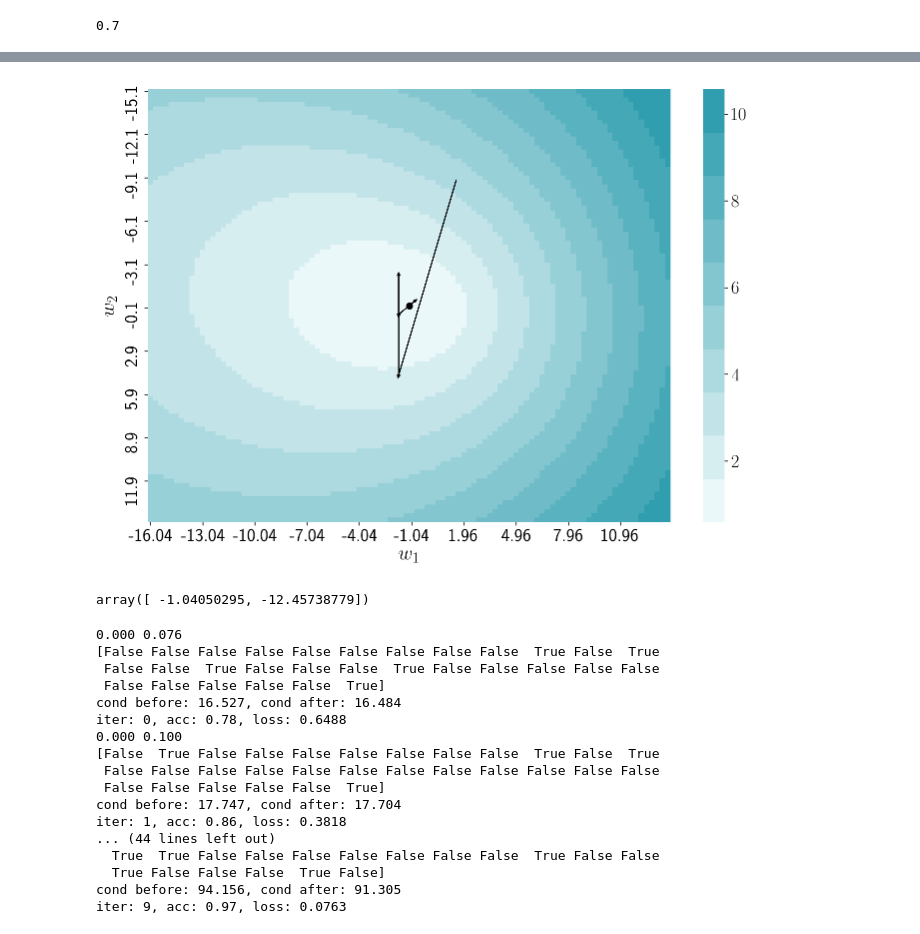
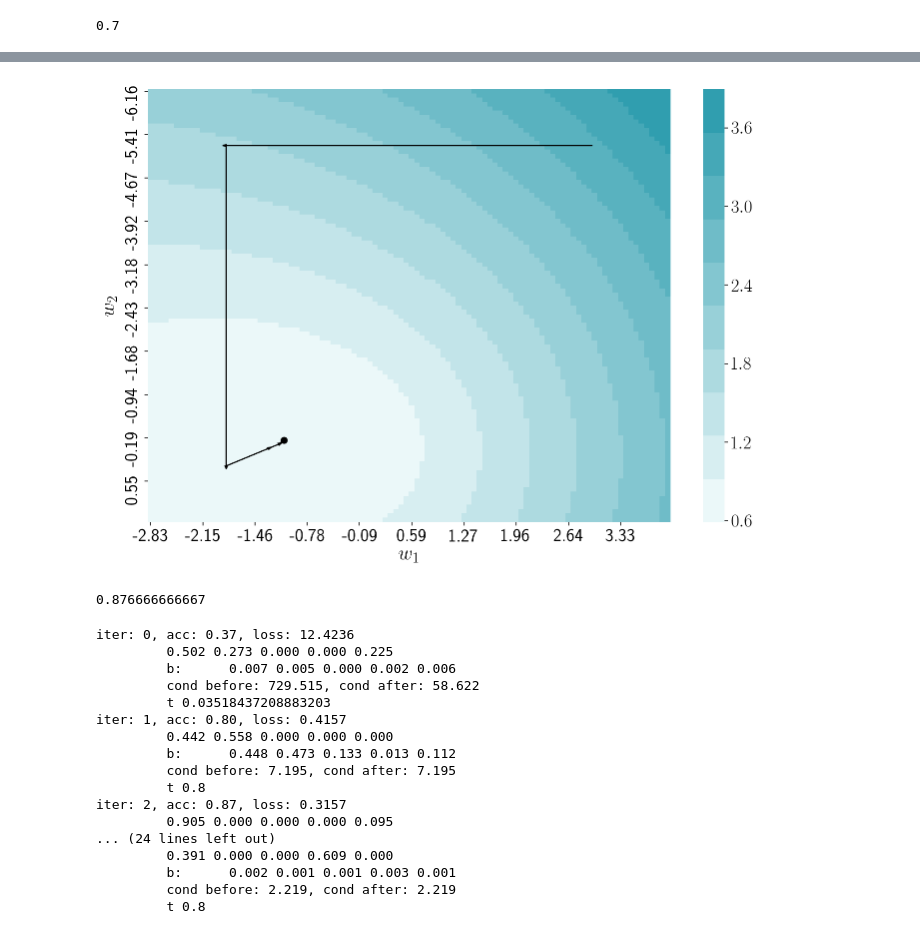
Before and after one commit to Intelligent-Systems-Phystech/2018-Isachenko-QPFSNewton, a Jupyter notebook: code/NNQPFS_v1.ipynb, the cells around one changed output, grey strips where cells are left out. Drawn from its saved outputs; the diff is of its cells as text; code cells hidden in the pictures.

```diff
--- a/code/NNQPFS_v1.ipynb
+++ b/code/NNQPFS_v1.ipynb
@@ -75,7 +75,7 @@ plt.show()
 # %%
 fs_corr.get_Qb(X, y)
 z_scores = []
-alphas = np.linspace(0, 100, 51)
+alphas = np.linspace(0, 1, 51)
 
 for alpha in alphas:
     fs_corr.alpha = alpha
@@ -93,7 +93,7 @@ plt.ylabel(r'$\alpha$')
 
 fs_info.get_Qb(X, y)
 z_scores = []
-alphas = np.linspace(0, 200, 51)
+alphas = np.linspace(0, 1, 51)
 
 for alpha in alphas:
     fs_info.alpha = alpha
@@ -225,13 +225,13 @@ print(J1.shape, J2.shape)
 (506, 104) (506, 8)
 # %%
 J1fs_corr = QPFS(sim='corr')
-J1fs_info = QPFS(sim='symuncert')
+J1fs_info = QPFS(sim='info')
 
 J1fs_corr.get_Qb(J1, y - f)
 J1fs_info.get_Qb(J1, y - f)
 
 J2fs_corr = QPFS(sim='corr')
-J2fs_info = QPFS(sim='symuncert')
+J2fs_info = QPFS(sim='info')
 
 J2fs_corr.get_Qb(J2, y - f)
 J2fs_info.get_Qb(J2, y - f)
@@ -242,7 +242,7 @@ ax1 = plt.subplot2grid((1, 5), (0, 0), colspan=4)
 ax2 = plt.subplot2grid((1, 5), (0, 4))
 
 z_scores = []
-alphas = np.linspace(0, 100, 51)
+alphas = np.linspace(0, 1, 51)
 
 for alpha in alphas:
     J1fs_corr.alpha = alpha
@@ -257,7 +257,7 @@ ax1.set_xlabel('features')
 ax1.set_ylabel(r'$\alpha$')
 
 z_scores = []
-alphas = np.linspace(0, 200, 51)
+alphas = np.linspace(0, 1, 51)
 
 for alpha in alphas:
     J2fs_corr.alpha = alpha
@@ -284,7 +284,7 @@ ax1 = plt.subplot2grid((1, 5), (0, 0), colspan=4)
 ax2 = plt.subplot2grid((1, 5), (0, 4))
 
 z_scores = []
-alphas = np.linspace(0, 3000, 51)
+alphas = np.linspace(0, 1, 51)
 
 for alpha in alphas:
     J1fs_info.alpha = alpha
@@ -299,7 +299,7 @@ ax1.set_xlabel('features')
 ax1.set_ylabel(r'$\alpha$')
 
 z_scores = []
-alphas = np.linspace(0, 200, 51)
+alphas = np.linspace(0, 1, 51)
 
 for alpha in alphas:
     J2fs_info.alpha = alpha
@@ -809,40 +823,39 @@ array([[ 0.00019578],
 # %%
-dw1, dw2 = 15., 15.
+w1_min, w1_max = np.min([w[0] for w in irls._w_history]), np.max([w[0] for w in irls._w_history])
+w2_min, w2_max = np.min([w[1] for w in irls._w_history]), np.max([w[1] for w in irls._w_history])
+
+dw1_x, dw1_y = min(W_true[0], w1_min) - 1, max(W_true[0], w1_max) + 1
+dw2_x, dw2_y = min(W_true[1], w2_min) - 1, max(W_true[1], w2_max) + 1
 k_grid = 100
 
 Z_grid = np.zeros((k_grid, k_grid))
-X_grid = [W_true[0] - dw1 + 2 * i * dw1 / k_grid for i in range(k_grid)]
-Y_grid = [W_true[1] - dw2 + 2 * j * dw2 / k_grid for j in range(k_grid)]
+X_grid = [dw1_x + i * (dw1_y - dw1_x) / k_grid for i in range(k_grid)]
+Y_grid = [dw2_x + j * (dw2_y - dw2_x) / k_grid for j in range(k_grid)]
 
 for i, x_ in enumerate(X_grid):
     for j, y_ in enumerate(Y_grid):
         W = np.array([x_, y_])
         y_pred = irls.sigmoid(X.dot(W))
         Z_grid[i, j] = log_loss(y, y_pred)
 
 Z_grid = pd.DataFrame(Z_grid, columns=[np.round(y_, 2) for y_ in Y_grid], index=[np.round(x_, 2) for x_ in X_grid])
 
 plt.figure(figsize=(10, 7))
 sns.heatmap(Z_grid, cmap=cmap, xticklabels=10, yticklabels=10)
 idx_W_true = nearest_point(W_true[0], W_true[1], X_grid, Y_grid)
 plt.scatter(*idx_W_true, c='k')
 idx_W_prev = nearest_point(irls._w_history[0][0], irls._w_history[0][1], X_grid, Y_grid)
 for i in range(len(irls._w_history) - 1):
     idx_W_next = nearest_point(irls._w_history[i + 1][0], irls._w_history[i + 1][1], X_grid, Y_grid)
     plt.arrow(*idx_W_prev, *[x1 - x2 for x1, x2 in zip(idx_W_next, idx_W_prev)],
           head_width=.5, head_length=.7, fc='k', ec='k')
     idx_W_prev = idx_W_next
 plt.xlabel(r'$w_1$')
 plt.ylabel(r'$w_2$')
-#plt.text(*idx_W_near, r'$\mathbf{w}^0 (\beta=1)$', fontsize=20)
-#plt.text(*idx_W_true, r'$\mathbf{w}^* (\beta=0)$', fontsize=20)
 
 plt.tight_layout()
+plt.savefig('figs/irls_qpfs_2d.eps', format='eps')
 plt.show()
 # %% [output]
-[figure, old version]
+[figure, new version]
-# %%
-irls.w
-# %% [output]
-array([ -1.04050295, -12.45738779])
 # %%
@@ -850,24 +863,31 @@ X, y = load_breast_cancer(return_X_y=True)
 X = (X - X.mean(axis=0)) / X.std(axis=0)
 
 n_samples, n_features = X.shape
+# %%
+lr.fit(X, y)
+y_pred = lr.predict(X)
+print(np.mean(y == y_pred))
+W_true = lr.coef_.squeeze()
+# %% [output]
+0.876666666667
 # %%
-irls = IRLS(add_bias=False, qpfs=True, max_iter=10)
+irls = IRLS(add_bias=False, qpfs=True, max_iter=30)
 irls.fit(X, y)
 # %% [output]
-0.000 0.076
-[False False False False False False False False False  True False  True
- False False  True False False False  True False False False False False
- False False False False False  True]
-cond before: 16.527, cond after: 16.484
-iter: 0, acc: 0.78, loss: 0.6488
-0.000 0.100
-[False  True False False False False False False False  True False  True
- False False False False False False False False False False False False
- False False False False False  True]
-cond before: 17.747, cond after: 17.704
-iter: 1, acc: 0.86, loss: 0.3818
-... (44 lines left out)
-  True  True False False False False False False False  True False False
-  True False False False  True False]
-cond before: 94.156, cond after: 91.305
-iter: 9, acc: 0.97, loss: 0.0763
+iter: 0, acc: 0.37, loss: 12.4236
+         0.502 0.273 0.000 0.000 0.225
+         b:      0.007 0.005 0.000 0.002 0.006
+         cond before: 729.515, cond after: 58.622
+         t 0.03518437208883203
+iter: 1, acc: 0.80, loss: 0.4157
+         0.442 0.558 0.000 0.000 0.000
+         b:      0.448 0.473 0.133 0.013 0.112
+         cond before: 7.195, cond after: 7.195
+         t 0.8
+iter: 2, acc: 0.87, loss: 0.3157
+         0.905 0.000 0.000 0.000 0.095
+... (24 lines left out)
+         0.391 0.000 0.000 0.609 0.000
+         b:      0.002 0.001 0.001 0.003 0.001
+         cond before: 2.219, cond after: 2.219
+         t 0.8
```
Also changed, not shown: parts of 26 cells of this notebook, 20 other files.
